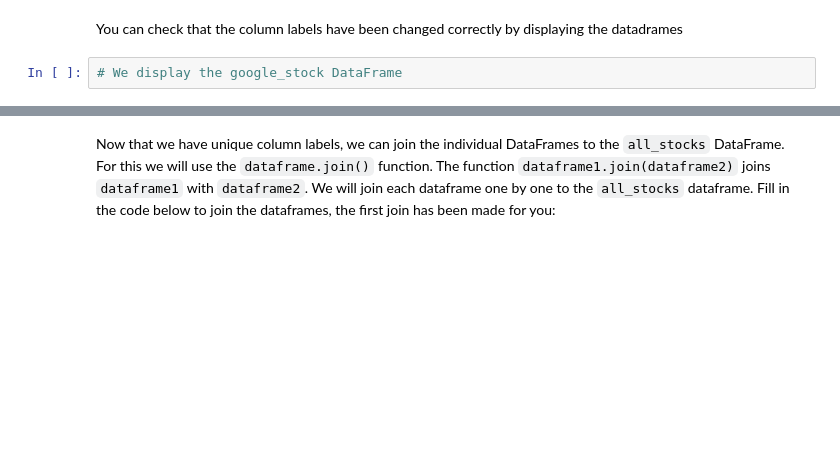
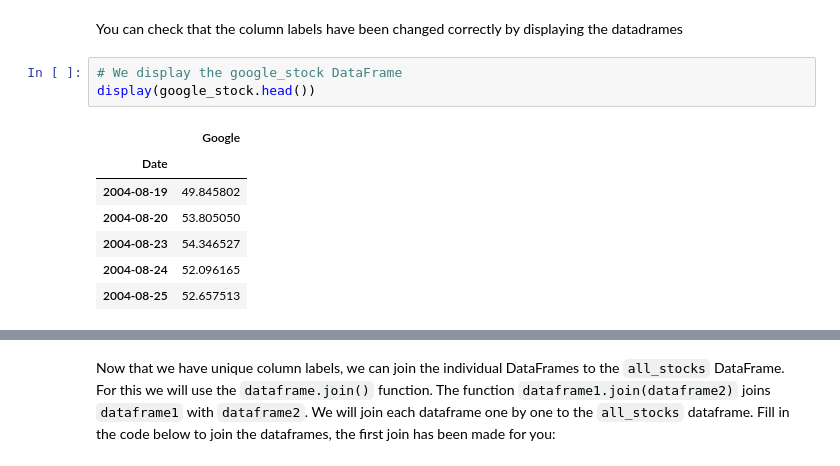
Before and after one commit to suadikhasen/python-pandas-mini-project, a Jupyter notebook: Statistics from Stock Data.ipynb, the cells around one changed output, grey strips where cells are left out. Saved outputs shown, nothing was run; the diff lists cells and outputs as text; blank space fills up the shorter version.

```diff
--- a/Statistics from Stock Data.ipynb
+++ b/Statistics from Stock Data.ipynb
@@ -105,5 +103,14 @@ SyntaxError: invalid syntax (<ipython-input-21-812d995e5d5d>, line 2)
 You can check that the column labels have been changed correctly by displaying the datadrames
 # %%
 # We display the google_stock DataFrame
+display(google_stock.head())
+# %% [output]
+|  | Google |
+| Date |  |
+| 2004-08-19 | 49.845802 |
+| 2004-08-20 | 53.805050 |
+| 2004-08-23 | 54.346527 |
+| 2004-08-24 | 52.096165 |
+| 2004-08-25 | 52.657513 |
 # %%
 # We display the apple_stock DataFrame
```
Also changed, not shown: parts of 12 cells of this notebook.
